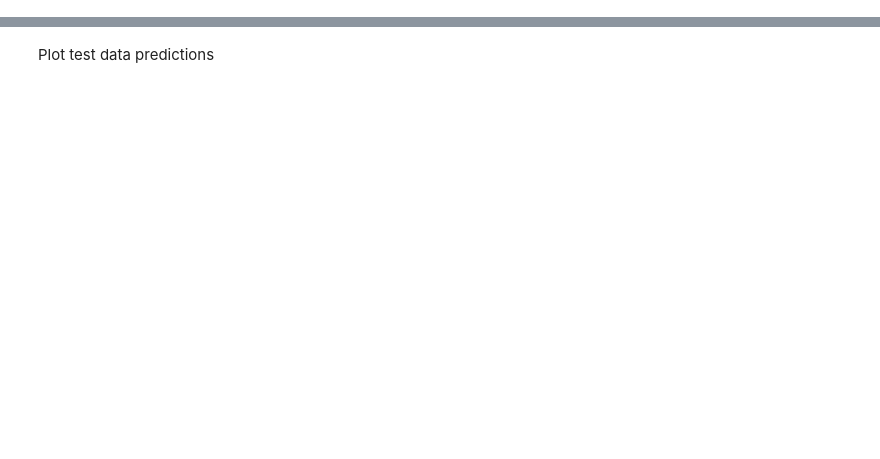
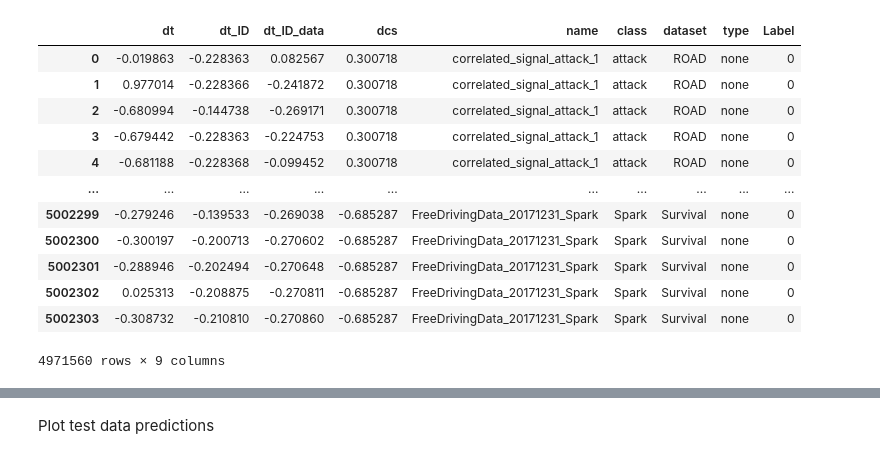
Before and after one commit to hampu5/ml-classify, a Jupyter notebook: ml_classify/rf-book.ipynb, the cells around one changed output, grey strips where cells are left out. Cells and saved outputs as stored; diff of their text form; code cells hidden in the pictures; blank space fills up the shorter version.

```diff
--- a/ml_classify/rf-book.ipynb
+++ b/ml_classify/rf-book.ipynb
@@ -54,13 +70,30 @@ df = df.loc[df["type"] != "masq"]
 # %%
 from sklearn.preprocessing import MinMaxScaler, StandardScaler
 # index_normal = df.loc[df["Label"] == 0, (df.columns != "type") & (df.columns != "dataset") & (df.columns != "name") & (df.columns != "Label")]
-scaler = StandardScaler(copy=True).fit(df.loc[df["Label"] == 0, (df.columns != "type") & (df.columns != "dataset") & (df.columns != "name") & (df.columns != "Label")])
+scaler = StandardScaler(copy=True).fit(
+    df.loc[df["Label"] == 0,
+    (df.columns != "type") & (df.columns != "dataset") & (df.columns != "name") & (df.columns != "class") & (df.columns != "Label")]
+)
 
-df.loc[:, (df.columns != "type") & (df.columns != "dataset") & (df.columns != "name") & (df.columns != "Label")] = scaler.transform(
-    df.loc[:, (df.columns != "type") & (df.columns != "dataset") & (df.columns != "name") & (df.columns != "Label")]
+df.loc[:, (df.columns != "type") & (df.columns != "dataset") & (df.columns != "name") & (df.columns != "class") & (df.columns != "Label")] = scaler.transform(
+    df.loc[:, (df.columns != "type") & (df.columns != "dataset") & (df.columns != "name") & (df.columns != "class") & (df.columns != "Label")]
 )
 
 display(df)
+# %% [output]
+|  | dt | dt_ID | dt_ID_data | dcs | name | class | dataset | type | Label |
+| 0 | -0.019863 | -0.228363 | 0.082567 | 0.300718 | correlated_signal_attack_1 | attack | ROAD | none | 0 |
+| 1 | 0.977014 | -0.228366 | -0.241872 | 0.300718 | correlated_signal_attack_1 | attack | ROAD | none | 0 |
+| 2 | -0.680994 | -0.144738 | -0.269171 | 0.300718 | correlated_signal_attack_1 | attack | ROAD | none | 0 |
+| 3 | -0.679442 | -0.228363 | -0.224753 | 0.300718 | correlated_signal_attack_1 | attack | ROAD | none | 0 |
+| 4 | -0.681188 | -0.228368 | -0.099452 | 0.300718 | correlated_signal_attack_1 | attack | ROAD | none | 0 |
+| ... | ... | ... | ... | ... | ... | ... | ... | ... | ... |
+| 5002299 | -0.279246 | -0.139533 | -0.269038 | -0.685287 | FreeDrivingData_20171231_Spark | Spark | Survival | none | 0 |
+| 5002300 | -0.300197 | -0.200713 | -0.270602 | -0.685287 | FreeDrivingData_20171231_Spark | Spark | Survival | none | 0 |
+| 5002301 | -0.288946 | -0.202494 | -0.270648 | -0.685287 | FreeDrivingData_20171231_Spark | Spark | Survival | none | 0 |
+| 5002302 | 0.025313 | -0.208875 | -0.270811 | -0.685287 | FreeDrivingData_20171231_Spark | Spark | Survival | none | 0 |
+| 5002303 | -0.308732 | -0.210810 | -0.270860 | -0.685287 | FreeDrivingData_20171231_Spark | Spark | Survival | none | 0 |
+4971560 rows × 9 columns
 # %%
 # Stratify on the sub-dataset
 X_train = df.drop(columns="name")
```
Also changed, not shown: parts of 9 cells of this notebook, 1 other file.
